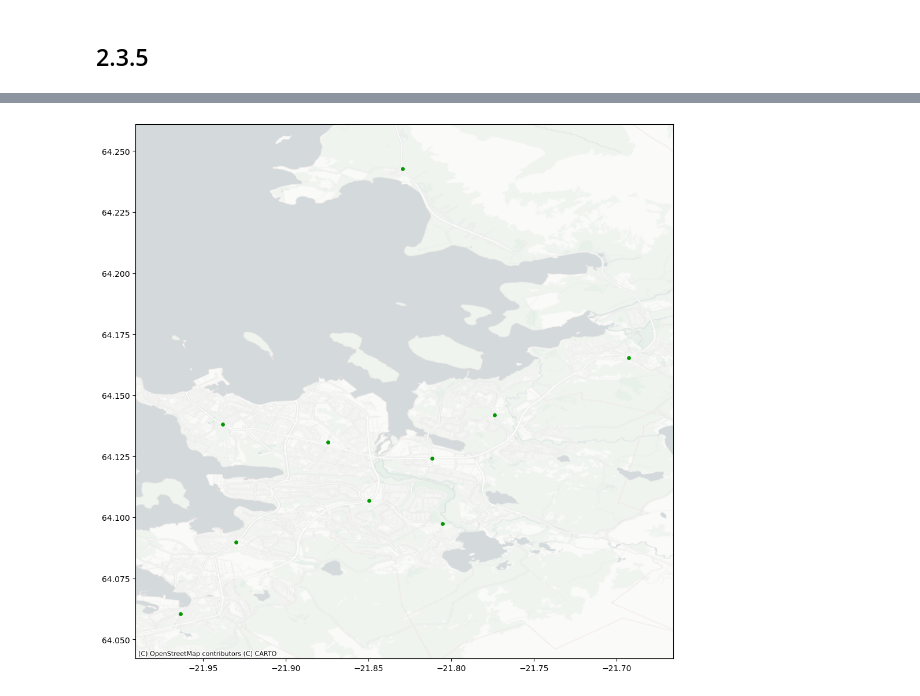
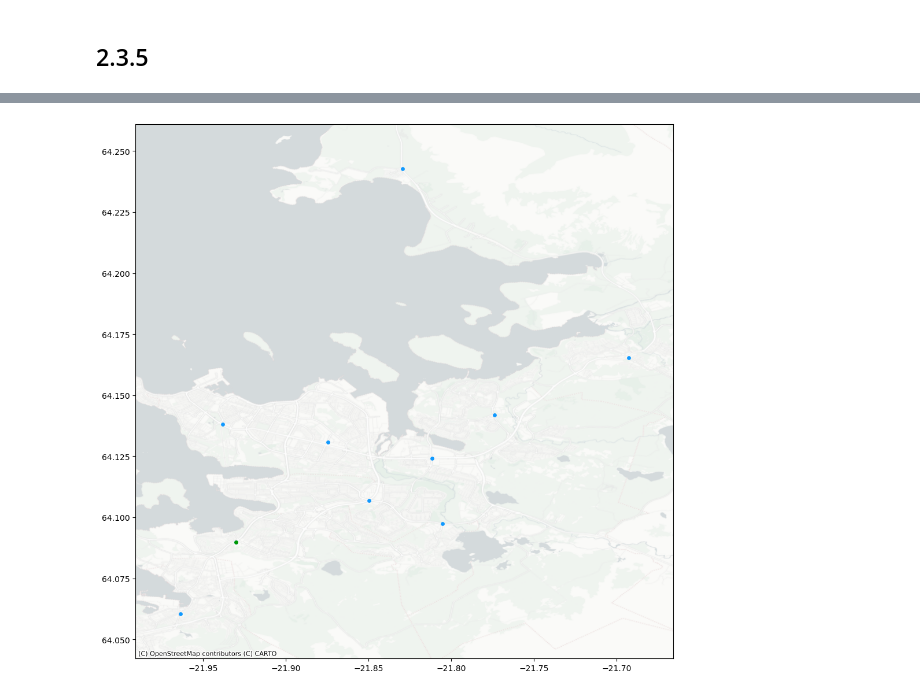
Before and after one commit to EidurK/GreiningLokaverkefni, a Jupyter notebook: FinalProject.ipynb, the cells around one changed output, grey strips where cells are left out. Drawn from its saved outputs; the diff is of its cells as text; code cells hidden in the pictures.

```diff
--- a/FinalProject.ipynb
+++ b/FinalProject.ipynb
@@ -47,7 +48,7 @@ def preprocess_data(df_edges, df_nodes):
 
     # Create enhanced adjacency list with original edge data
     adjacency_list = defaultdict(list)
-    for _, edge in df_edges.iterrows():
+    for _, edge in tqdm(df_edges.iterrows()):
         adjacency_list[edge['u']].append({
             'u': edge['u'],
             'v': edge['v'],
@@ -57,15 +58,15 @@ def preprocess_data(df_edges, df_nodes):
 
     return node_dict, adjacency_list
 
-# Modified functions using preprocessed data
+# Gets edge between nodes u and v
 def get_edge(u, v, adjacency_list):
-    """Returns list of edges between two nodes"""
     return [edge for edge in adjacency_list.get(u['osmid'], []) if edge['v'] == v['osmid']]
 
+# Gets outgoining edges from node u
 def get_out_roads(u, adjacency_list):
-    """Returns list of outgoing edges with full details"""
     return adjacency_list.get(u['osmid'], [])
 
+# Gets all edges that u has edges to
 def get_neighbors(u, node_dict, adjacency_list):
     neighbors = []
     for edge in adjacency_list.get(u['osmid'], []):
@@ -252,7 +180,7 @@ def draw_paths(start_points, end_points , paths):
 
     all_x, all_y = [], []
     for path in paths:
-        ax.plot(path[:, 0],path[:, 1], c='#1099ff', alpha=0.5)
+        ax.plot(path[:, 0],path[:, 1], c='#1099ff', alpha=0.2)
         all_x.extend(path[:, 0])
         all_y.extend(path[:, 1])
 
@@ -262,7 +190,7 @@ def draw_paths(start_points, end_points , paths):
     start_y = [node['y'] for node in start_points]
     end_x = [node['x'] for node in end_points]
     end_y = [node['y'] for node in end_points]
-    ax.scatter(end_x, end_y, c='#ff0000', s=15, alpha=1)
+    ax.scatter(end_x, end_y, c='#1099ff', s=15, alpha=1)
     ax.scatter(start_x, start_y, c='#009900', s=15, alpha=1)
 
     all_x += start_x + end_x
@@ -465,34 +430,24 @@ def combine_dicts_min(A, B):
 # Returns:
 #   -best_ends: Listi af bestu hleðslustöðvum
 #   -best_dist: dictinoary þar sem best_dist[i] er fjarlægð node[i] frá næstu hleðslustöð
-def best_placement(k, end_points, edges=adjaceny_list):
+def best_placement(k, end_points, end_dist = None, edges=adjaceny_list):
     best_ends = []
     best_dist = None
-    end_dist = {end_point['osmid']: None for end_point in end_points}
-    for end_point in tqdm(end_points):
-        dist_current, _= dijkstra(end_point, edges=edges)
-        end_dist[end_point['osmid']] = dist_current
+    if end_dist is None:
+        end_dist = get_end_dist(end_points, edges=edges)
 
-    for i in tqdm(range(k)):
-        best_cost = float('inf')
-        best_end = None
-        current_best_dist = None
-        for end_point in end_points:
-            dist_current = end_dist[end_point['osmid']]
-            combined_dist = combine_dicts_min(dist_current, best_dist)
-            cost = cost_function(combined_dist)
-            if cost < best_cost:
-                best_end = end_point
-                best_cost = cost
-                current_best_dist = combined_dist
+    for _ in tqdm(range(k)):
+        best_end, current_best_dist = get_best_end_point(end_points, best_dist, end_dist)
         best_ends.append(best_end)
         best_dist = current_best_dist
     return best_ends, best_dist
 # %%
 end_points = get_end_points()
 reversed_edges = reverse_adjacency_list(adjaceny_list)
-points, distances = best_placement(10, end_points, reversed_edges)
+end_dist  = get_end_dist(end_points, edges=reversed_edges)
+one_point, _ = best_placement(1, end_points, end_dist=end_dist, edges=reversed_edges)
+ten_points, _ = best_placement(10, end_points, end_dist=end_dist, edges=reversed_edges)
 # %%
-draw_paths(points, [], [])
+draw_paths(one_point, ten_points, [])
 # %% [output]
-[figure, old version]
+[figure, new version]
```
Also changed, not shown: parts of 8 cells of this notebook.
